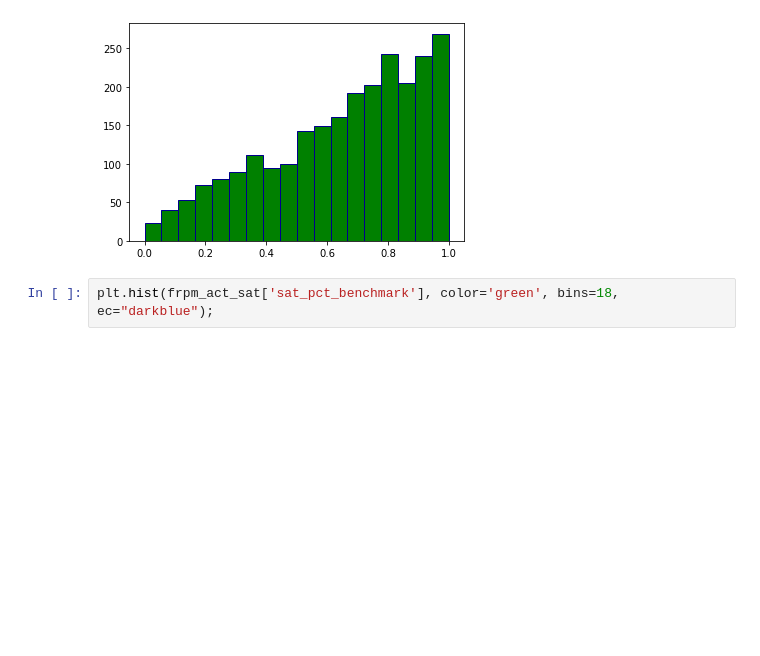
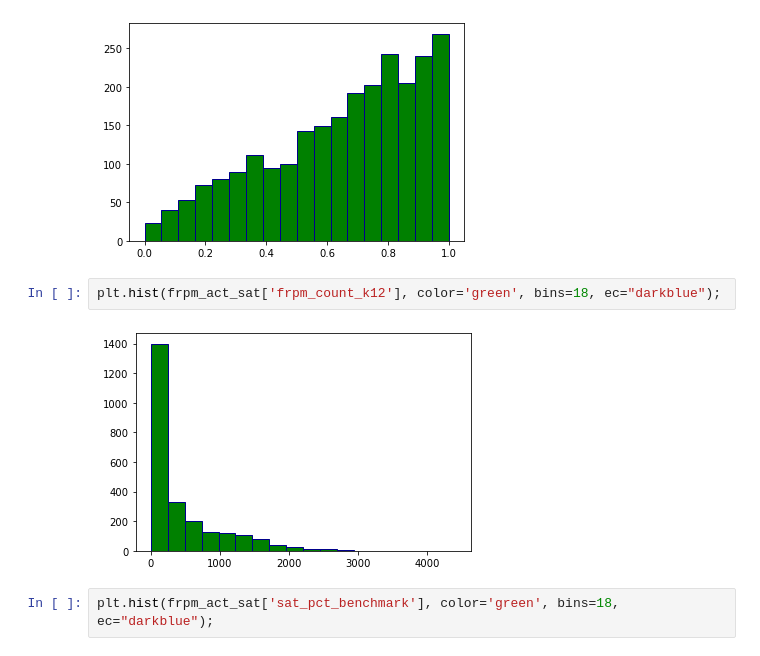
Before and after one commit to brandiehatch/project-1, a Jupyter notebook: hatch_frpm_sat_act_ca_2022.ipynb, the cells around one changed output. Cells and saved outputs as stored; diff of their text form; blank space fills up the shorter version.

```diff
--- a/hatch_frpm_sat_act_ca_2022.ipynb
+++ b/hatch_frpm_sat_act_ca_2022.ipynb
@@ -890,6 +955,10 @@ ACT 0.74
 plt.hist(frpm_act_sat['frpm_percent_eligible_k12'], color='green', bins=18, ec="darkblue");
 # %% [output]
 [figure]
+# %%
+plt.hist(frpm_act_sat['frpm_count_k12'], color='green', bins=18, ec="darkblue");
+# %% [output]
+[figure, added]
 # %%
 plt.hist(frpm_act_sat['sat_pct_benchmark'], color='green', bins=18, ec="darkblue");
 # %% [output]
```
Also changed, not shown: parts of 11 cells of this notebook.
